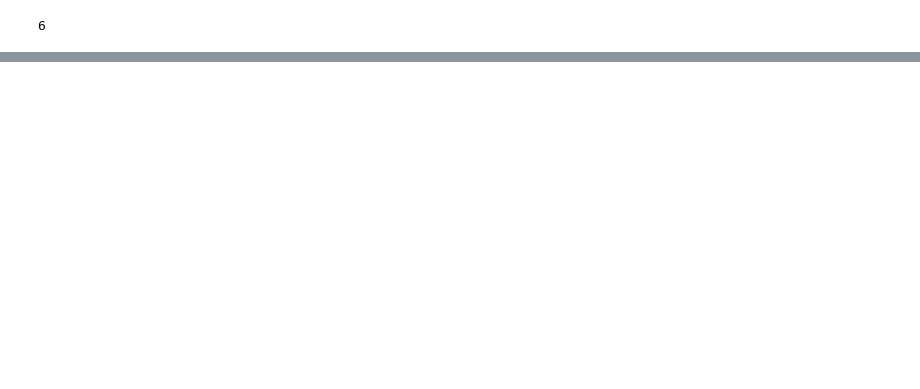
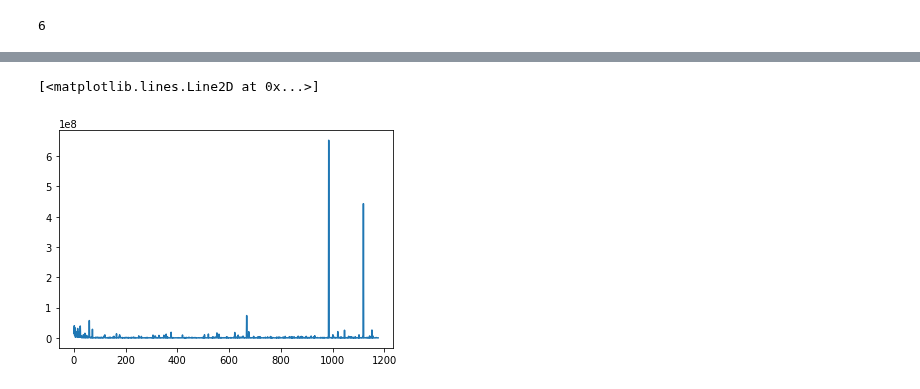
Before and after one commit to slemonide/matrix_completion, a Jupyter notebook: week4/nuclear_norm_minimization_gradient.ipynb, the cells around one changed output, grey strips where cells are left out. Drawn from its saved outputs; the diff is of its cells as text; code cells hidden in the pictures; blank space fills up the shorter version.

```diff
--- a/week4/nuclear_norm_minimization_gradient.ipynb
+++ b/week4/nuclear_norm_minimization_gradient.ipynb
@@ -145,0 +157,5 @@ step, nuc norm, frob distance, hessian cond
+# %%
+plt.plot(conds)
+# %% [output]
+[<matplotlib.lines.Line2D at 0x...>]
+[figure, added]
```
Also changed, not shown: parts of 4 cells of this notebook, 4 other files.
